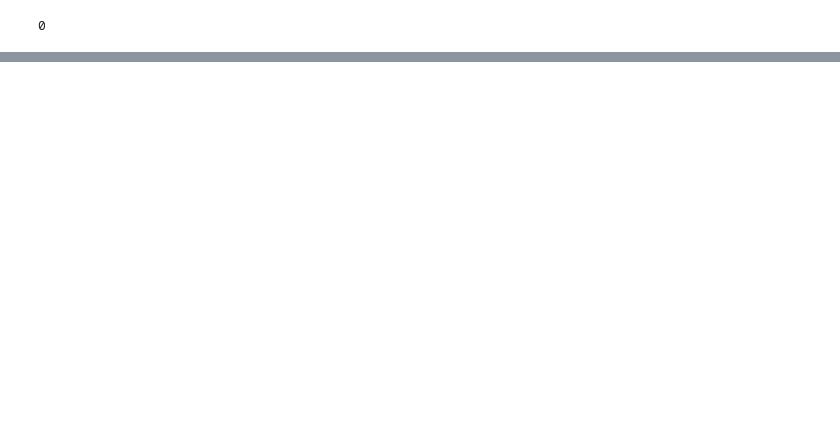
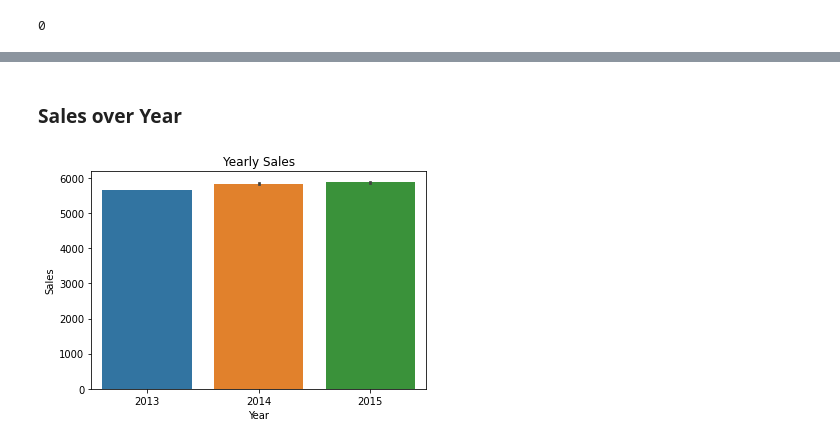
Before and after one commit to pushpam-raghuvanshi/rossmann_sales_prediction, a Jupyter notebook: Rossmann_Sales_Prediction_Capstone_Project.ipynb, the cells around one changed output, grey strips where cells are left out. Cells and saved outputs as stored; diff of their text form; code cells hidden in the pictures; blank space fills up the shorter version.

```diff
--- a/Rossmann_Sales_Prediction_Capstone_Project.ipynb
+++ b/Rossmann_Sales_Prediction_Capstone_Project.ipynb
@@ -184,0 +293,7 @@ df.duplicated().sum()
+# %% [markdown]
+### **Sales over Year**
+# %%
+sns.barplot(x='Year', y='Sales', data=df).set(title='Yearly Sales')
+plt.show()
+# %% [output]
+[figure, added]
```
Also changed, not shown: parts of 97 cells of this notebook.
